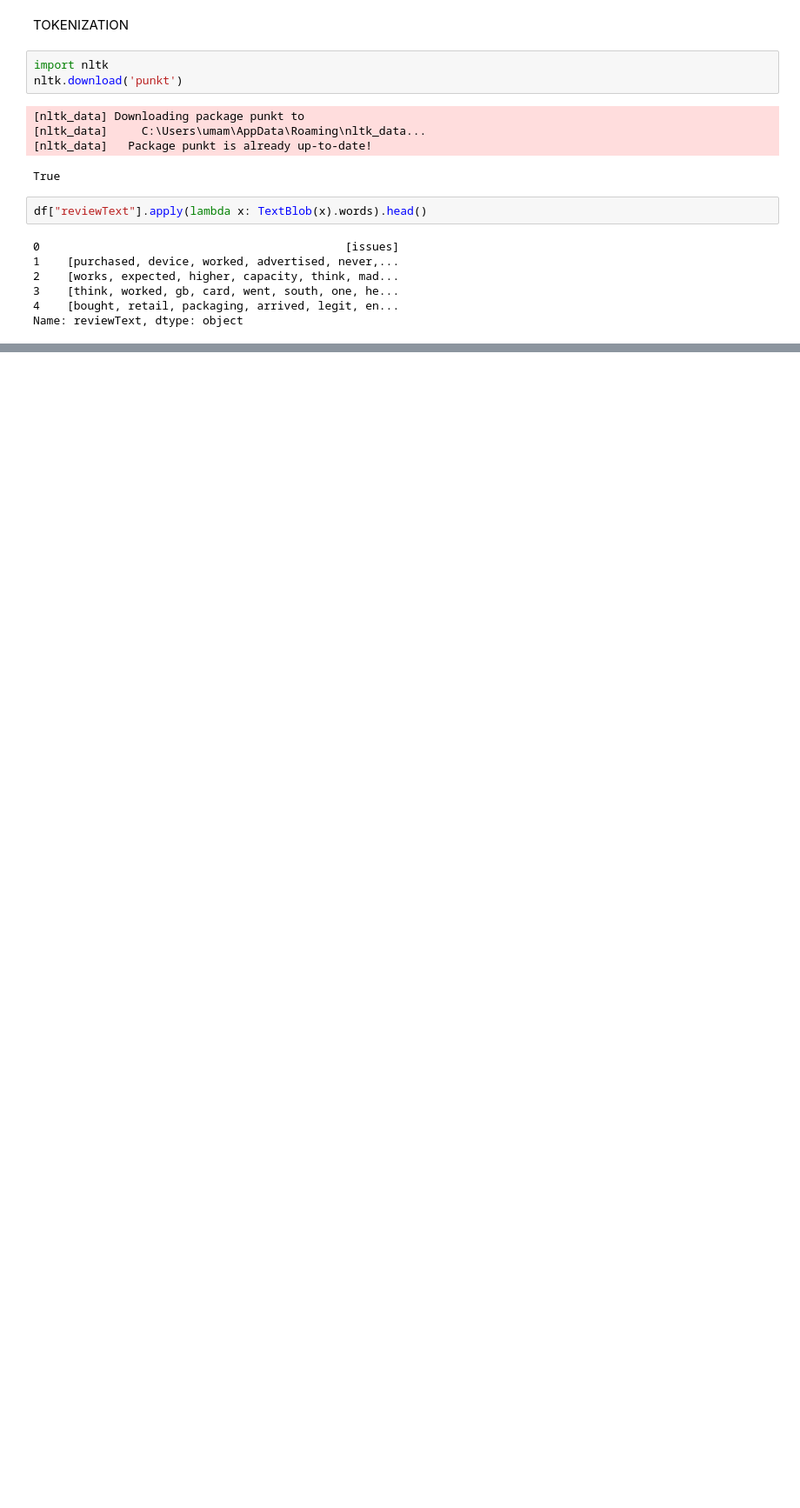
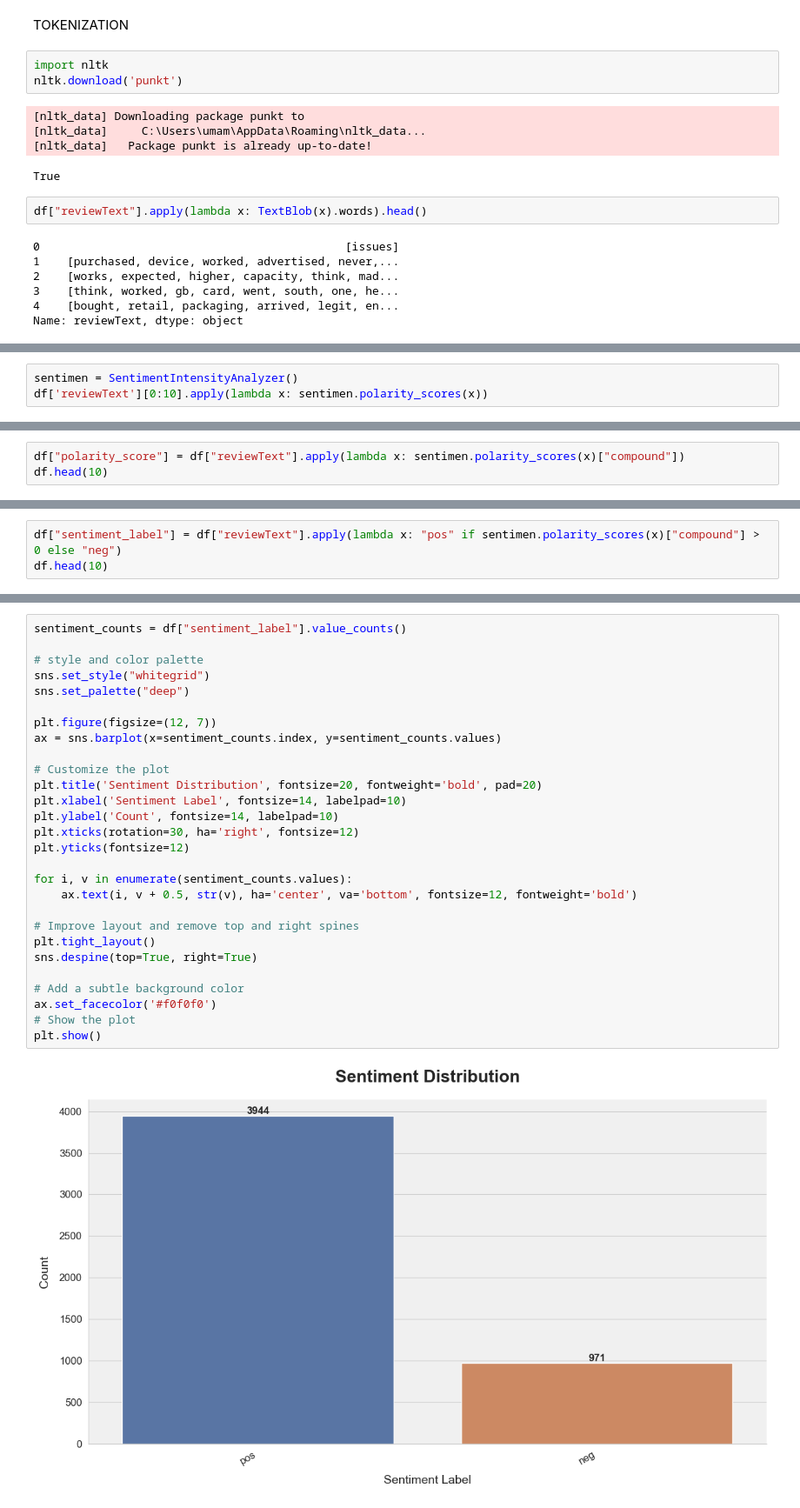
Before and after one commit to UmamAlamin/Sentiment-Analysis-Using-Logistic-Regression-and-Random-Forest, a Jupyter notebook: Modeling/Model.IPYNB, the cells around one changed output, grey strips where cells are left out. Shown at 87% size. Saved outputs shown, nothing was run; the diff lists cells and outputs as text; blank space fills up the shorter version.

```diff
--- a/Modeling/Model.IPYNB
+++ b/Modeling/Model.IPYNB
@@ -214,0 +261,3 @@ Name: reviewText, dtype: object
+# %%
+sentimen = SentimentIntensityAnalyzer()
+df['reviewText'][0:10].apply(lambda x: sentimen.polarity_scores(x))
@@ -214,0 +290,3 @@ Name: reviewText, dtype: object
+# %%
+df["polarity_score"] = df["reviewText"].apply(lambda x: sentimen.polarity_scores(x)["compound"])
+df.head(10)
@@ -214,0 +321,3 @@ Name: reviewText, dtype: object
+# %%
+df["sentiment_label"] = df["reviewText"].apply(lambda x: "pos" if sentimen.polarity_scores(x)["compound"] > 0 else "neg")
+df.head(10)
@@ -214,0 +336,30 @@ Name: reviewText, dtype: object
+# %%
+sentiment_counts = df["sentiment_label"].value_counts()
+
+# style and color palette
+sns.set_style("whitegrid")
+sns.set_palette("deep")
+
+plt.figure(figsize=(12, 7))
+ax = sns.barplot(x=sentiment_counts.index, y=sentiment_counts.values)
+
+# Customize the plot
+plt.title('Sentiment Distribution', fontsize=20, fontweight='bold', pad=20)
+plt.xlabel('Sentiment Label', fontsize=14, labelpad=10)
+plt.ylabel('Count', fontsize=14, labelpad=10)
+plt.xticks(rotation=30, ha='right', fontsize=12)
+plt.yticks(fontsize=12)
+
+for i, v in enumerate(sentiment_counts.values):
+    ax.text(i, v + 0.5, str(v), ha='center', va='bottom', fontsize=12, fontweight='bold')
+
+# Improve layout and remove top and right spines
+plt.tight_layout()
+sns.despine(top=True, right=True)
+
+# Add a subtle background color
+ax.set_facecolor('#f0f0f0')
+# Show the plot
+plt.show()
+# %% [output]
+[figure, added]
```
Also changed, not shown: parts of 16 cells of this notebook.
